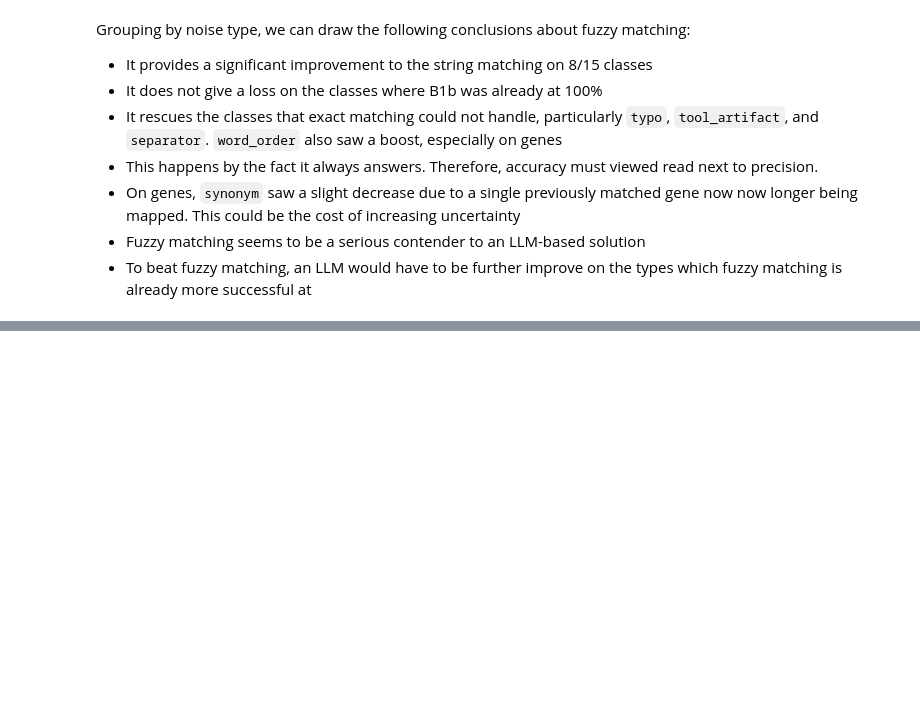
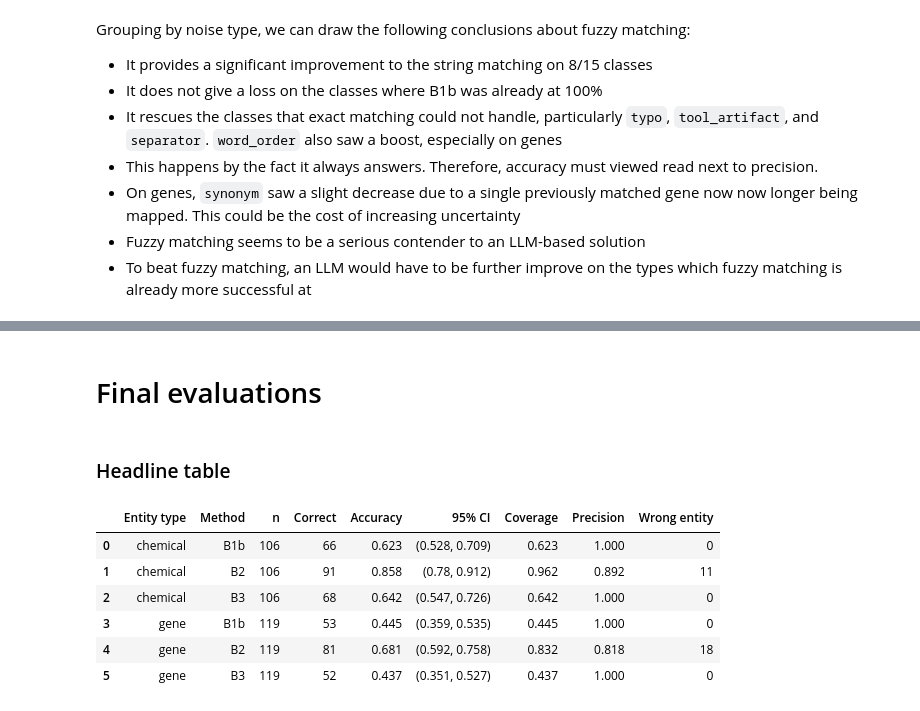
Before and after one commit to mathiashusted/local-entity-normalization, a Jupyter notebook: scripts/baseline/baseline_evaluation.ipynb, the cells around one changed output, grey strips where cells are left out. Drawn from its saved outputs; the diff is of its cells as text; code cells hidden in the pictures; blank space fills up the shorter version.

```diff
--- a/scripts/baseline/baseline_evaluation.ipynb
+++ b/scripts/baseline/baseline_evaluation.ipynb
@@ -480,0 +499,12 @@ Grouping by noise type, we can draw the following conclusions about fuzzy matchi
+# %%
+benchmark_chemicals = benchmark[benchmark["entity_type"] == "chemical"]
+benchmark_genes = benchmark[benchmark["entity_type"] == "gene"]
+
+b3 = pd.read_csv("../results/b3.csv", dtype=str, keep_default_na=False)
+b3_chem = b3[b3["entity_type"] == "chemical"]
+b3_gene = b3[b3["entity_type"] == "gene"]
+
+b3_data = [
+    {"type": "chem", "df": b3_chem, "bench": benchmark_chemicals,},
+    {"type": "gene", "df": b3_gene, "bench": benchmark_genes,},
+]
@@ -480,0 +554,31 @@ Grouping by noise type, we can draw the following conclusions about fuzzy matchi
+# %%
+# Full, final headline table
+# This time showing B1b vs B2 vs B3
+
+final_columns = ["id", "entity_type", "noise_type", "id_status", "returned_id", "outcome", "method"]
+
+# We will copy over the B1b and B2 rows to use
+final_rows_b1b= b1_full[(b1_full["case"] == "b") & (b1_full["tier"] == "synonym")].copy()
+final_rows_b1b["method"] = "B1b"
+final_rows_b2 = b2_full.copy()
+
+baselines_final = pd.concat([final_rows_b1b[final_columns], final_rows_b2[final_columns], b3_full[final_columns]], ignore_index=True)
+
+assert len(baselines_final)/3 == 319 # Final baseline table consists of 3 subtables of len 319
+
+baselines_grouped = baselines_final[baselines_final["id_status"] == "single"].groupby(['entity_type', 'method'])
+
+final_headline = {
+    "Entity type": [key[0] for key, group in baselines_grouped],
+    "Method": [key[1] for key, group in baselines_grouped],
+    "n": [len(group) for key, group in baselines_grouped],
+    "Correct": [(group['outcome'] == "correct").sum() for key, group in baselines_grouped],
+    "Accuracy": [round((group['outcome'] == "correct").sum() / len(group), 3) for key, group in baselines_grouped],
+    "95% CI": [tuple(round(x, 3) for x in wilson_score_interval((group['outcome'] == "correct").sum(), len(group))) for key, group in baselines_grouped],
+    "Coverage": [round(group['outcome'].isin(["correct", "wrong_entity"]).sum() / len(group), 3) for key, group in baselines_grouped],
+    "Precision": [round((group['outcome'] == "correct").sum() / group['outcome'].isin(["correct", "wrong_entity"]).sum(), 3) for key, group in baselines_grouped],
+    "Wrong entity": [(group['outcome'] == "wrong_entity").sum() for key, group in baselines_grouped],
+
+}
+
+final_headline = pd.DataFrame(final_headline)
@@ -480,0 +701,14 @@ Grouping by noise type, we can draw the following conclusions about fuzzy matchi
+# %% [markdown]
+# Final evaluations
+# %% [markdown]
+### Headline table
+# %%
+final_headline
+# %% [output]
+|  | Entity type | Method | n | Correct | Accuracy | 95% CI | Coverage | Precision | Wrong entity |
+| 0 | chemical | B1b | 106 | 66 | 0.623 | (0.528, 0.709) | 0.623 | 1.000 | 0 |
+| 1 | chemical | B2 | 106 | 91 | 0.858 | (0.78, 0.912) | 0.962 | 0.892 | 11 |
+| 2 | chemical | B3 | 106 | 68 | 0.642 | (0.547, 0.726) | 0.642 | 1.000 | 0 |
+| 3 | gene | B1b | 119 | 53 | 0.445 | (0.359, 0.535) | 0.445 | 1.000 | 0 |
+| 4 | gene | B2 | 119 | 81 | 0.681 | (0.592, 0.758) | 0.832 | 0.818 | 18 |
+| 5 | gene | B3 | 119 | 52 | 0.437 | (0.351, 0.527) | 0.437 | 1.000 | 0 |
```
Also changed, not shown: parts of 20 cells of this notebook, 2 other files.
